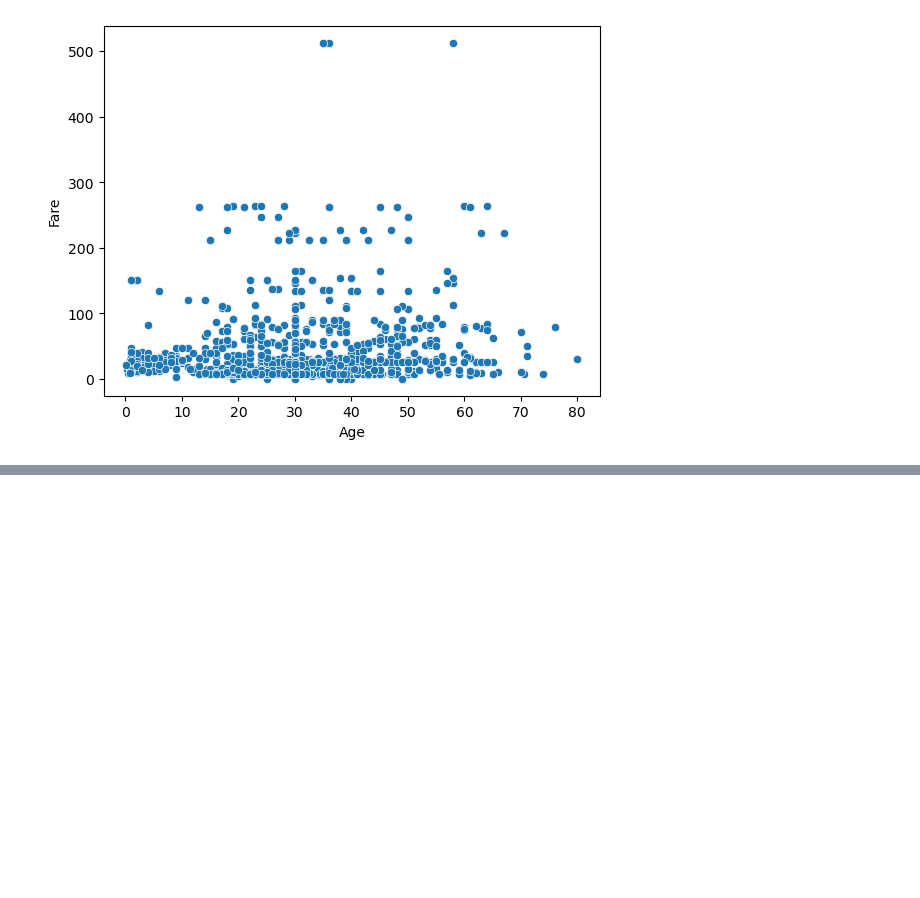
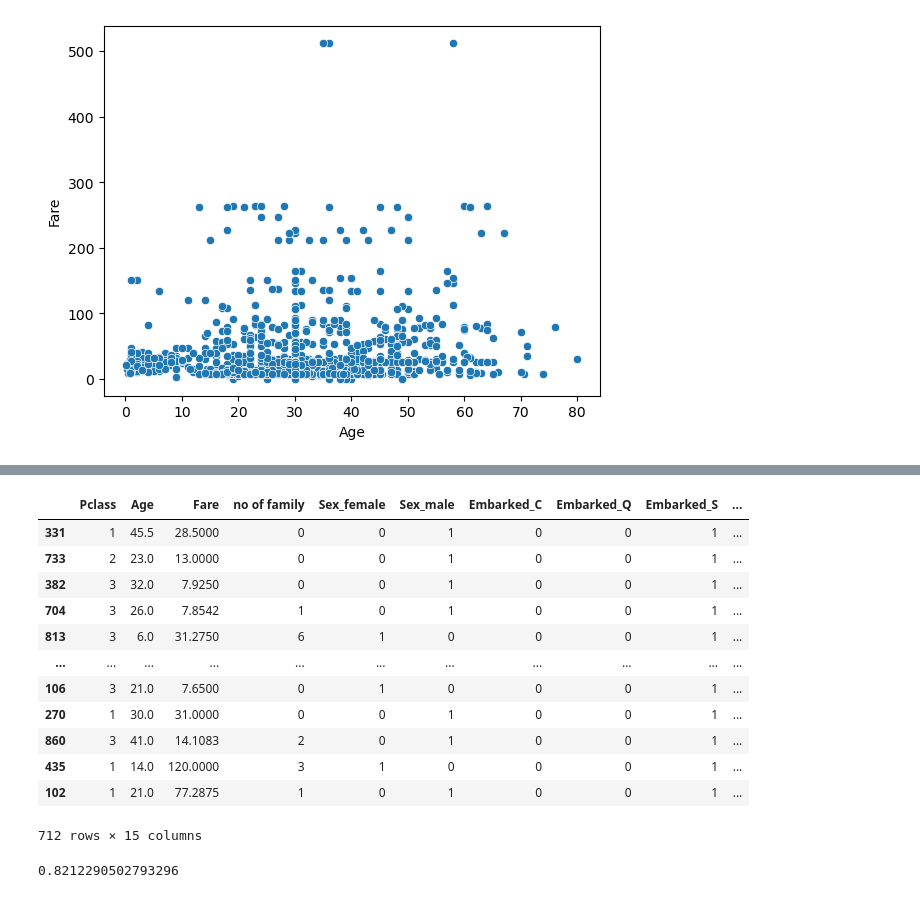
Before and after one commit to MOROLAKEOJO/DATA-WRANGGLING-AND-EDA-on-TITANIC-DATASET, a Jupyter notebook: Notebook.ipynb, the cells around one changed output, grey strips where cells are left out. Cells and saved outputs as stored; diff of their text form; code cells hidden in the pictures; blank space fills up the shorter version.

```diff
--- a/Notebook.ipynb
+++ b/Notebook.ipynb
@@ -299,0 +437,2 @@ sns.scatterplot(data=df, x="Age", y="Fare")
+# %%
+train_2 = df_2[:train_len]
@@ -299,0 +447,7 @@ sns.scatterplot(data=df, x="Age", y="Fare")
+# %%
+# splitting our featured from target
+
+X = train_2.copy()
+y = X.pop("Survived")
+# %%
+X_ = X.drop(columns = ["PassengerId"])
@@ -299,0 +459,20 @@ sns.scatterplot(data=df, x="Age", y="Fare")
+# %%
+# we use train test split to separate our model
+from sklearn.model_selection import train_test_split
+x_train, x_val, y_train, y_val = train_test_split (X_,y, test_size = 0.2, random_state = 42)
+# %%
+x_train
+# %% [output]
+|  | Pclass | Age | Fare | no of family | Sex_female | Sex_male | Embarked_C | Embarked_Q | Embarked_S | ... |
+| 331 | 1 | 45.5 | 28.5000 | 0 | 0 | 1 | 0 | 0 | 1 | ... |
+| 733 | 2 | 23.0 | 13.0000 | 0 | 0 | 1 | 0 | 0 | 1 | ... |
+| 382 | 3 | 32.0 | 7.9250 | 0 | 0 | 1 | 0 | 0 | 1 | ... |
+| 704 | 3 | 26.0 | 7.8542 | 1 | 0 | 1 | 0 | 0 | 1 | ... |
+| 813 | 3 | 6.0 | 31.2750 | 6 | 1 | 0 | 0 | 0 | 1 | ... |
+| ... | ... | ... | ... | ... | ... | ... | ... | ... | ... | ... |
+| 106 | 3 | 21.0 | 7.6500 | 0 | 1 | 0 | 0 | 0 | 1 | ... |
+| 270 | 1 | 30.0 | 31.0000 | 0 | 0 | 1 | 0 | 0 | 1 | ... |
+| 860 | 3 | 41.0 | 14.1083 | 2 | 0 | 1 | 0 | 0 | 1 | ... |
+| 435 | 1 | 14.0 | 120.0000 | 3 | 1 | 0 | 0 | 0 | 1 | ... |
+| 102 | 1 | 21.0 | 77.2875 | 1 | 0 | 1 | 0 | 0 | 1 | ... |
+712 rows × 15 columns
@@ -299,0 +497,4 @@ sns.scatterplot(data=df, x="Age", y="Fare")
+# %%
+accuracy_score(y_val, prediction)
+# %% [output]
+0.8212290502793296
```
Also changed, not shown: parts of 41 cells of this notebook.
